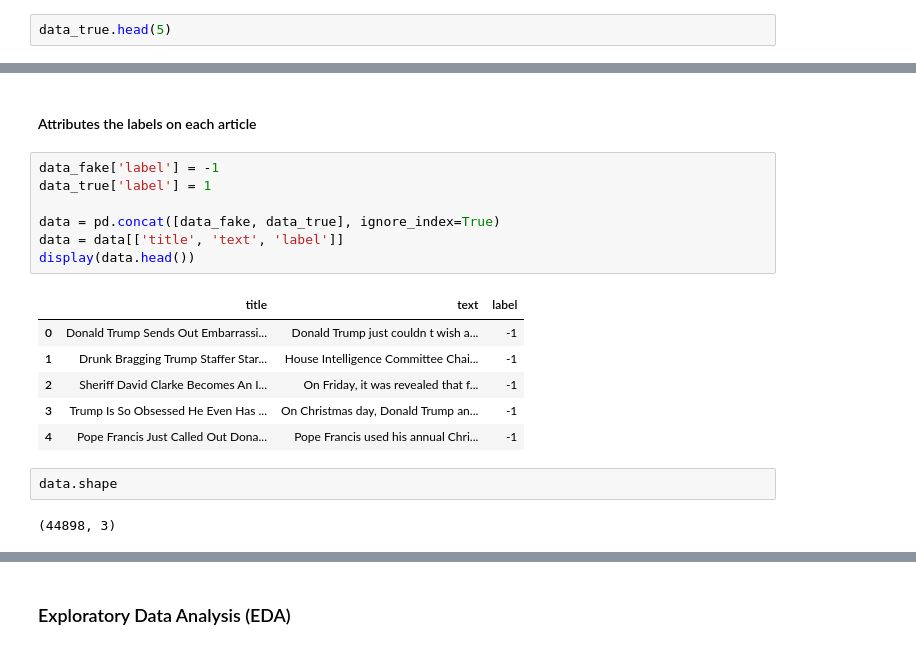
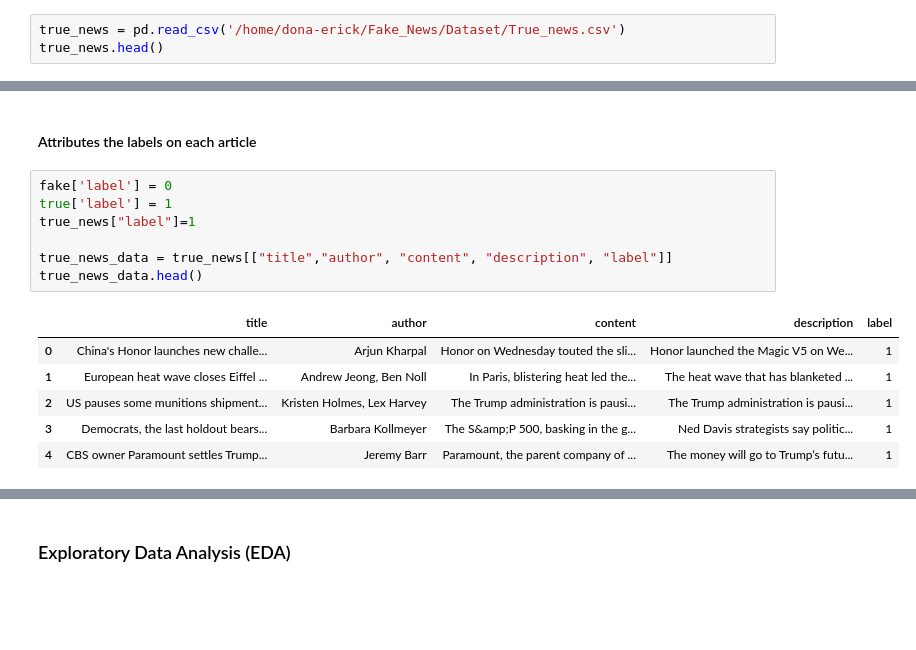
Before and after one commit to dona-eric/VeritaAI, a Jupyter notebook: Analyse/fake_news.ipynb, the cells around one changed output, grey strips where cells are left out. Cells and saved outputs as stored; diff of their text form; blank space fills up the shorter version.

```diff
--- a/Analyse/fake_news.ipynb
+++ b/Analyse/fake_news.ipynb
@@ -85,5 +85,6 @@ test.head()
 | 3 | 9524.json | pants-fire | When asked by a reporter whether ... | campaign-finance,legal-issues,cam... | state-democratic-party-wisconsin | NaN | Wisconsin | democrat | ... |
 | 4 | 5962.json | true | Over the past five years the fede... | federal-budget,pensions,retirement | brendan-doherty | NaN | Rhode Island | republican | ... |
 # %%
-data_true.head(5)
+true_news = pd.read_csv('/home/dona-erick/Fake_News/Dataset/True_news.csv')
+true_news.head()
 # %% [output]
@@ -183,20 +195,16 @@ plot_wordcloud(data_true, 'Word Cloud for True News')
 # %% [markdown]
 #### Attributes the labels on each article
 # %%
-data_fake['label'] = -1
-data_true['label'] = 1
+fake['label'] = 0
+true['label'] = 1
+true_news["label"]=1
 
-data = pd.concat([data_fake, data_true], ignore_index=True)
-data = data[['title', 'text', 'label']]
-display(data.head())
+true_news_data = true_news[["title","author", "content", "description", "label"]]
+true_news_data.head()
 # %% [output]
-|  | title | text | label |
-| 0 | Donald Trump Sends Out Embarrassi... | Donald Trump just couldn t wish a... | -1 |
-| 1 | Drunk Bragging Trump Staffer Star... | House Intelligence Committee Chai... | -1 |
-| 2 | Sheriff David Clarke Becomes An I... | On Friday, it was revealed that f... | -1 |
-| 3 | Trump Is So Obsessed He Even Has ... | On Christmas day, Donald Trump an... | -1 |
-| 4 | Pope Francis Just Called Out Dona... | Pope Francis used his annual Chri... | -1 |
+|  | title | author | content | description | label |
+| 0 | China's Honor launches new challe... | Arjun Kharpal | Honor on Wednesday touted the sli... | Honor launched the Magic V5 on We... | 1 |
+| 1 | European heat wave closes Eiffel ... | Andrew Jeong, Ben Noll | In Paris, blistering heat led the... | The heat wave that has blanketed ... | 1 |
+| 2 | US pauses some munitions shipment... | Kristen Holmes, Lex Harvey | The Trump administration is pausi... | The Trump administration is pausi... | 1 |
+| 3 | Democrats, the last holdout bears... | Barbara Kollmeyer | The S&amp;P 500, basking in the g... | Ned Davis strategists say politic... | 1 |
+| 4 | CBS owner Paramount settles Trump... | Jeremy Barr | Paramount, the parent company of ... | The money will go to Trump’s futu... | 1 |
-# %%
-data.shape
-# %% [output]
-(44898, 3)
```
Also changed, not shown: parts of 25 cells of this notebook, 21 other files.
